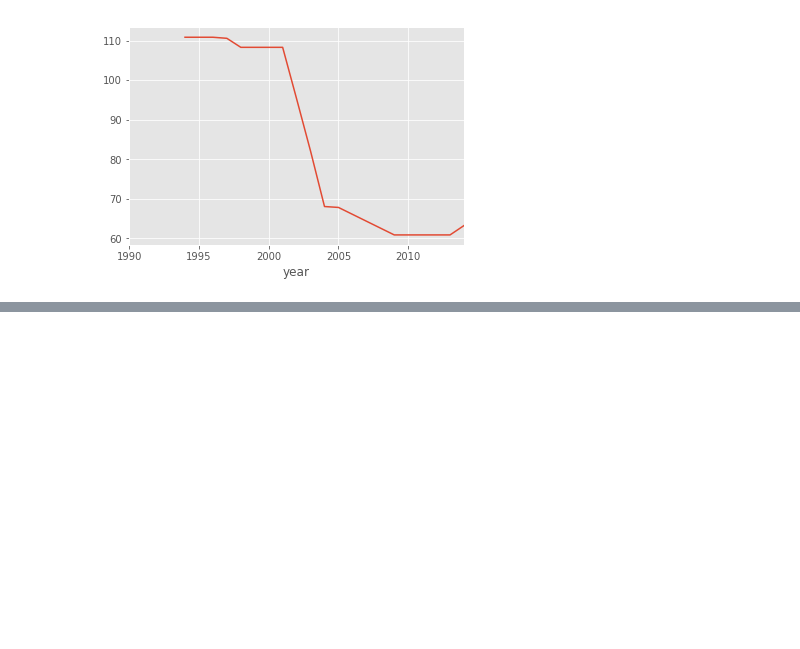
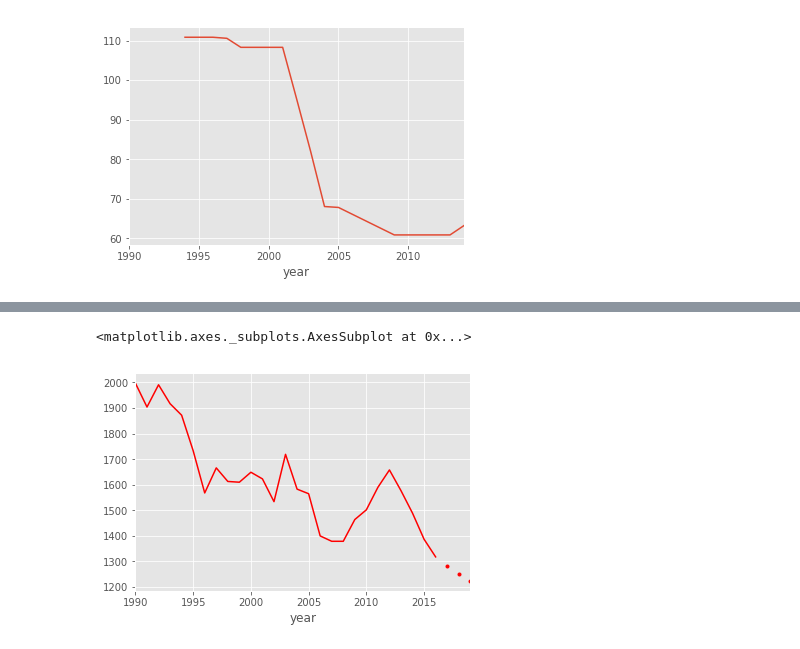
Before and after one commit to racinmat/data-analysis-examples, a Jupyter notebook: zakladni_analyza.ipynb, the cells around one changed output, grey strips where cells are left out. Saved outputs shown, nothing was run; the diff lists cells and outputs as text; code cells hidden in the pictures; blank space fills up the shorter version.

```diff
--- a/zakladni_analyza.ipynb
+++ b/zakladni_analyza.ipynb
@@ -230,0 +254,3 @@ uzbekistan_suicides['suicides/100k pop'].rolling(5).min().plot()
+# %%
+czech_suicides_time = suicides_czech.groupby('year')['suicides_no'].sum()
+czech_suicides_time
@@ -230,0 +275,6 @@ uzbekistan_suicides['suicides/100k pop'].rolling(5).min().plot()
+# %%
+model = ARIMA(czech_suicides_time, order=(2,1,0))
+model_fit = model.fit()
+suicides_predicted, suicides_err, suicides_conf_intv = model_fit.forecast(3)
+suicides_predicted_series = pd.Series(suicides_predicted, index=(2017, 2018, 2019))
+suicides_predicted_series
@@ -230,0 +286,3 @@ uzbekistan_suicides['suicides/100k pop'].rolling(5).min().plot()
+# %%
+suicides_with_prediction = czech_suicides_time.append(suicides_predicted_series)
+suicides_with_prediction
@@ -230,0 +307,6 @@ uzbekistan_suicides['suicides/100k pop'].rolling(5).min().plot()
+# %%
+czech_suicides_time.plot(style='r-')
+suicides_predicted_series.plot(style='r.')
+# %% [output]
+<matplotlib.axes._subplots.AxesSubplot at 0x...>
+[figure, added]
```
Also changed, not shown: parts of 26 cells of this notebook.
